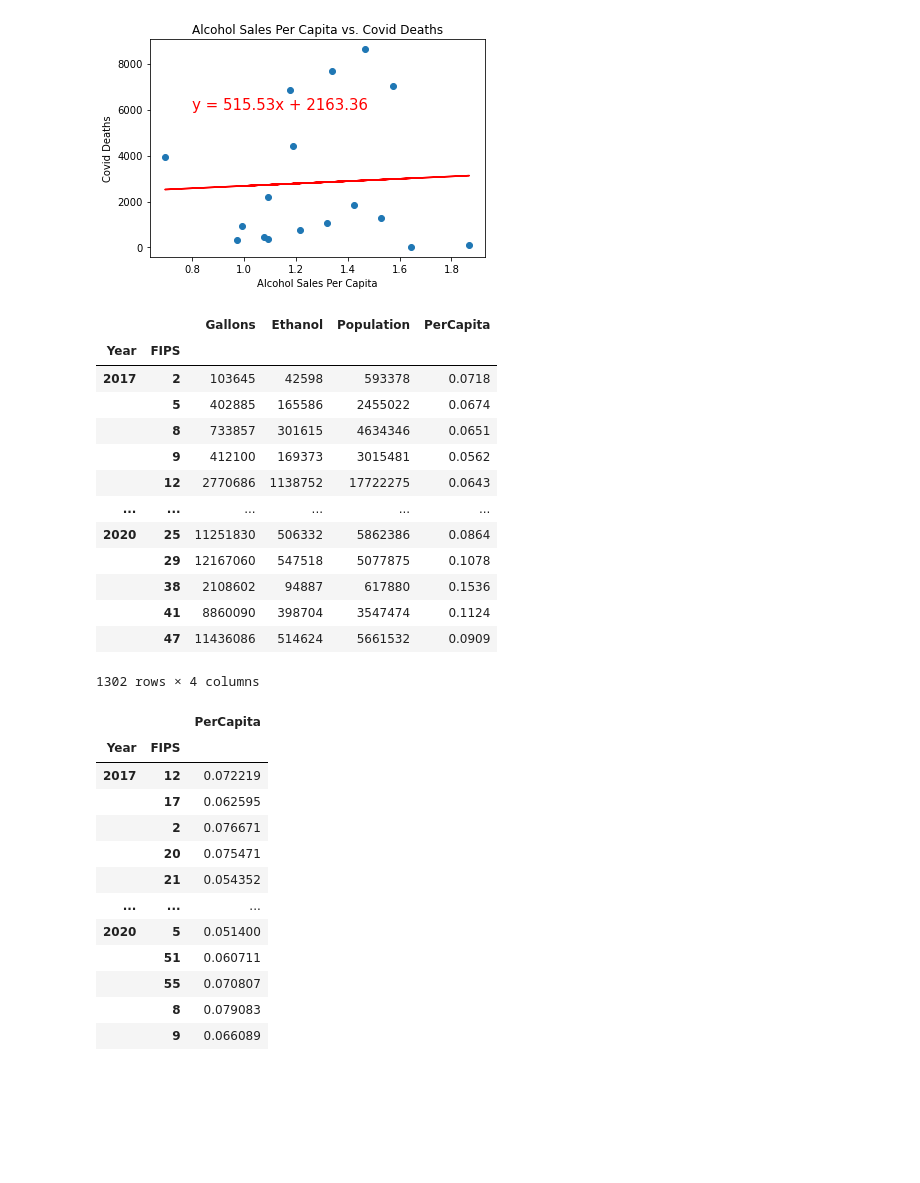
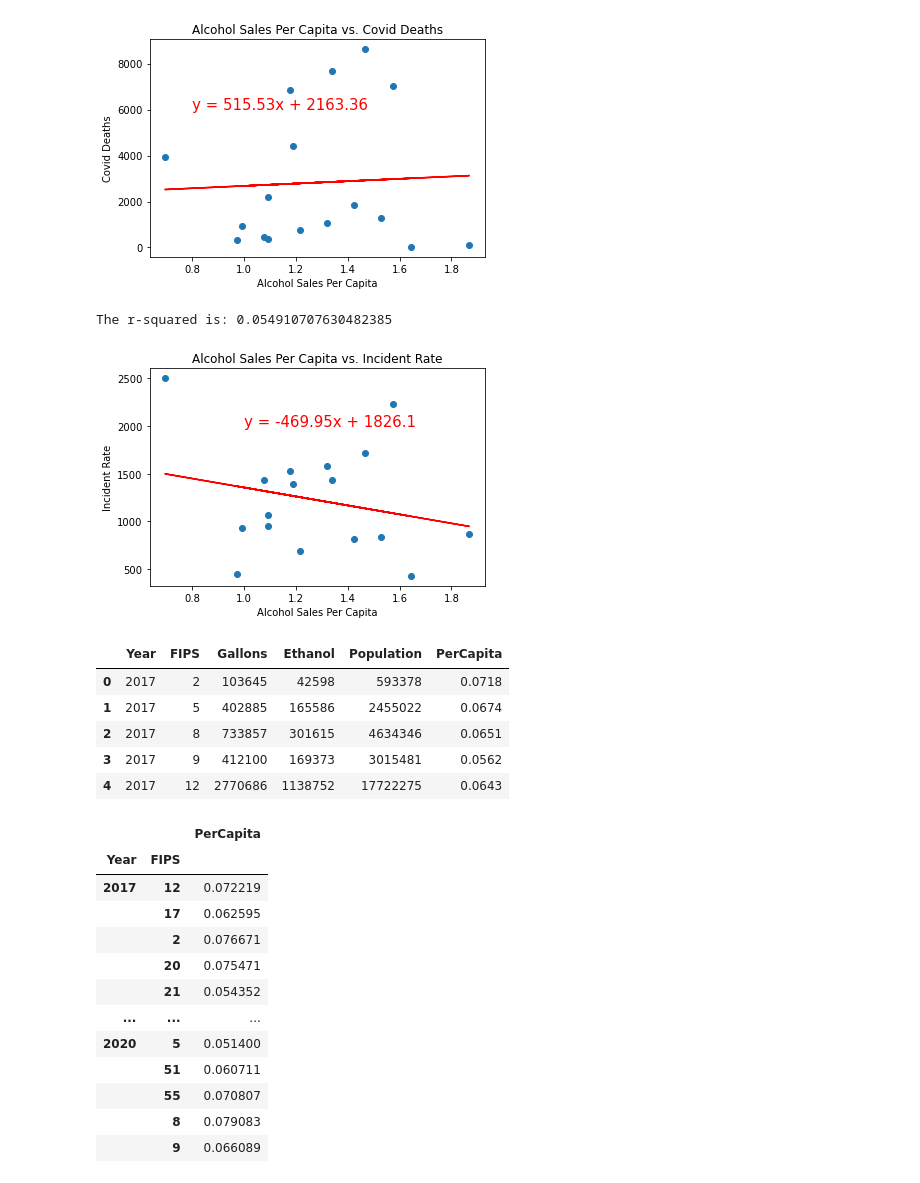
Before and after one commit to teresaflicek/Covid19-Societal-Impacts, a Jupyter notebook: AlcoholSalesDuringCovid.ipynb, the cells around one changed output. Drawn from its saved outputs; the diff is of its cells as text; code cells hidden in the pictures; blank space fills up the shorter version.

Commit message:
cleaner code, need one more plot

```diff
--- a/AlcoholSalesDuringCovid.ipynb
+++ b/AlcoholSalesDuringCovid.ipynb
@@ -168,3 +197,11 @@ cleaned_combo_df
 | 14 | Wisconsin | 55 | 17529298 | 4809484 | 67922960 | 0.9913 | 54002 | 947 | 927.481531 |
 | 15 | Colorado | 8 | 75288000 | 6816777 | 86207238 | 1.4235 | 47249 | 1844 | 820.475188 |
 | 16 | Connecticut | 9 | 36128130 | 3591455 | 54345384 | 1.1896 | 49810 | 4432 | 1397.082479 |
+# %%
+#renaming columns
+renamed_combo = cleaned_combo_df.rename(columns={"Province_State":"State", "PerCapita":"Alc PerCapita", "Incident_Rate":"Covid Incident Rate", "Confirmed":"Confirmed Cases","Deaths":"Covid Deaths"})
+renamed_combo.head()
+
+#reorganizing columns
+final_combo = renamed_combo[['FIPS','State','Gallons','Ethanol','Population','Alc PerCapita','Confirmed Cases','Covid Deaths','Covid Incident Rate']]
+final_combo
@@ -229,25 +279,39 @@ The r-squared is: 0.0024879514402679
-# %%
-# multiple line plot to show if alcohol sales have increased in the past few years
-new_alc_df = alc_df.set_index(['Year','FIPS'])
-new_alc_df[['Gallons','Ethanol','Population','PerCapita']]
-#plt.plot( ['2017','FIPS'], 'PerCapita', data=alc_df, marker='o', markerfacecolor='blue', markersize=12, color='skyblue', linewidth=4)
-# plt.plot( 'x', 'y2', data=df, marker='', color='olive', linewidth=2)
-# plt.plot( 'x', 'y3', data=df, marker='', color='olive', linewidth=2, linestyle='dashed', label="toto")
-# plt.legend()
-# %% [output]
-|  |  | Gallons | Ethanol | Population | PerCapita |
-| Year | FIPS |  |  |  |  |
-| 2017 | 2 | 103645 | 42598 | 593378 | 0.0718 |
-|  | 5 | 402885 | 165586 | 2455022 | 0.0674 |
-|  | 8 | 733857 | 301615 | 4634346 | 0.0651 |
-|  | 9 | 412100 | 169373 | 3015481 | 0.0562 |
-|  | 12 | 2770686 | 1138752 | 17722275 | 0.0643 |
-| ... | ... | ... | ... | ... | ... |
-| 2020 | 25 | 11251830 | 506332 | 5862386 | 0.0864 |
-|  | 29 | 12167060 | 547518 | 5077875 | 0.1078 |
-|  | 38 | 2108602 | 94887 | 617880 | 0.1536 |
-|  | 41 | 8860090 | 398704 | 3547474 | 0.1124 |
-|  | 47 | 11436086 | 514624 | 5661532 | 0.0909 |
-1302 rows × 4 columns
+# %%
+#x and y values
+x_values = final_combo['Alc PerCapita']
+y_values = final_combo['Covid Incident Rate']
+
+#trend line
+(slope, intercept, rvalue, pvalue, stderr) = linregress(x_values, y_values)
+regress_values = x_values * slope + intercept
+line_eq = "y = " + str(round(slope,2)) + "x + " + str(round(intercept,2))
+
+#plot
+plt.scatter(x_values,y_values)
+plt.plot(x_values,regress_values,"r-")
+plt.annotate(line_eq,(1,2000),fontsize=15,color="red")
+
+#labels
+plt.title('Alcohol Sales Per Capita vs. Incident Rate')
+plt.xlabel('Alcohol Sales Per Capita')
+plt.ylabel('Incident Rate')
+print(f"The r-squared is: {rvalue**2}")
+
+#display plot
+plt.show()
+# %% [output]
+The r-squared is: 0.054910707630482385
+[figure, added]
+# %%
+# narrow down alc df
+new_alc_df = alc_df[['Year','FIPS','Gallons','Ethanol','Population','PerCapita']]
+new_alc_df.head()
+# %% [output]
+|  | Year | FIPS | Gallons | Ethanol | Population | PerCapita |
+| 0 | 2017 | 2 | 103645 | 42598 | 593378 | 0.0718 |
+| 1 | 2017 | 5 | 402885 | 165586 | 2455022 | 0.0674 |
+| 2 | 2017 | 8 | 733857 | 301615 | 4634346 | 0.0651 |
+| 3 | 2017 | 9 | 412100 | 169373 | 3015481 | 0.0562 |
+| 4 | 2017 | 12 | 2770686 | 1138752 | 17722275 | 0.0643 |
 # %%
 #multiindex chart to show the variance from year to year
```
Also changed, not shown: parts of 13 cells of this notebook.
